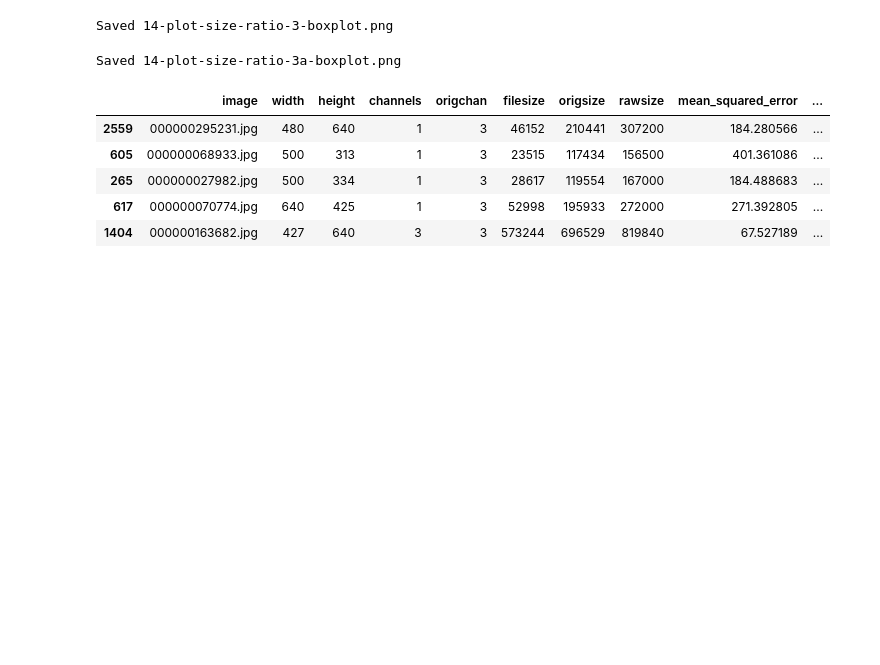
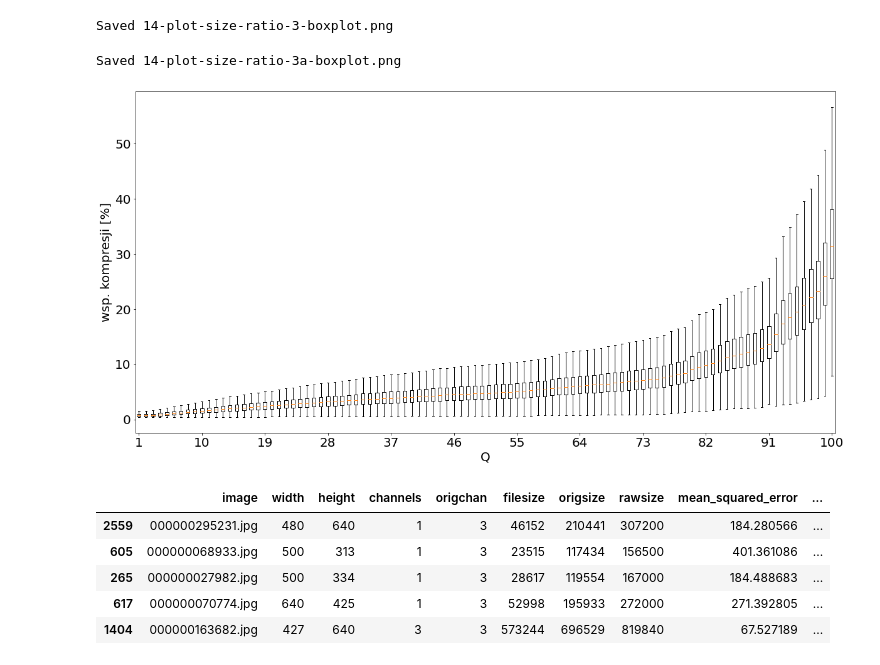
Before and after one commit to tgandor/urban_oculus, a Jupyter notebook: Detekcja_obiektow/14-plot-size-ratio.ipynb, the cells around one changed output. Drawn from its saved outputs; the diff is of its cells as text; code cells hidden in the pictures; blank space fills up the shorter version.

Commit message:
Detekcja_obiektow/ 00 and 14 plots updated.

```diff
--- a/Detekcja_obiektow/14-plot-size-ratio.ipynb
+++ b/Detekcja_obiektow/14-plot-size-ratio.ipynb
@@ -14,8 +14,10 @@ def load_props(path):
     return df
 
 from evaldets.postprocess import save_plot
-c = True  # close plots if True
+c = False  # close plots if True
+C = True   # close lesser plots
 p = False  # save plot PDFs
+plt.rc("font", size=20)
 # %%
 data = {q: load_props(f'../data/rate_ssim_byQ/properties_{q:03d}.json') for q in range(1, 101)} # range(5, 100, 10)
 df = pd.concat(data.values())
@@ -50,23 +52,24 @@ save_plot(plt.gcf(), "14-plot-size-ratio-2-violinplot", c=c, p=p)
 # %% [output]
 Saved 14-plot-size-ratio-2-violinplot.png
 # %%
-plt.boxplot([subdf.ratio for q, subdf in df.groupby('quality')]); ax = plt.gca()
+plt.boxplot([subdf.ratio * 100 for q, subdf in df.groupby('quality')]); ax = plt.gca()
 ax.set_xticks(range(1, 101, 3))
 ax.set_xticklabels(range(1, 101, 3));
-ax.set_xlabel('Jakość JPEG')
-ax.set_ylabel('stosu');
-save_plot(plt.gcf(), "14-plot-size-ratio-3-boxplot", c=c, p=p)
+ax.set_xlabel('Q')
+ax.set_ylabel('wsp. kompresji [%]');
+save_plot(plt.gcf(), "14-plot-size-ratio-3-boxplot", c=C, p=p)
 # %% [output]
 Saved 14-plot-size-ratio-3-boxplot.png
 # %%
-plt.boxplot([subdf.ratio for q, subdf in df.groupby('quality')], showfliers=False); ax = plt.gca()
-ax.set_xticks(range(1, 101, 3))
-ax.set_xticklabels(range(1, 101, 3));
-ax.set_xlabel('Jakość JPEG')
-ax.set_ylabel('stosu');
+plt.boxplot([subdf.ratio * 100 for q, subdf in df.groupby('quality')], showfliers=False); ax = plt.gca()
+ax.set_xticks(range(1, 101, 9))
+ax.set_xticklabels(range(1, 101, 9));
+ax.set_xlabel('Q')
+ax.set_ylabel('wsp. kompresji [%]');
 save_plot(plt.gcf(), "14-plot-size-ratio-3a-boxplot", c=c, p=p)
 # %% [output]
 Saved 14-plot-size-ratio-3a-boxplot.png
+[figure, added]
 # %%
 df[df.quality == 20].sort_values('ratio').tail()
 # %% [output]
```
Also changed, not shown: parts of 2 cells of this notebook, 15 other files.
